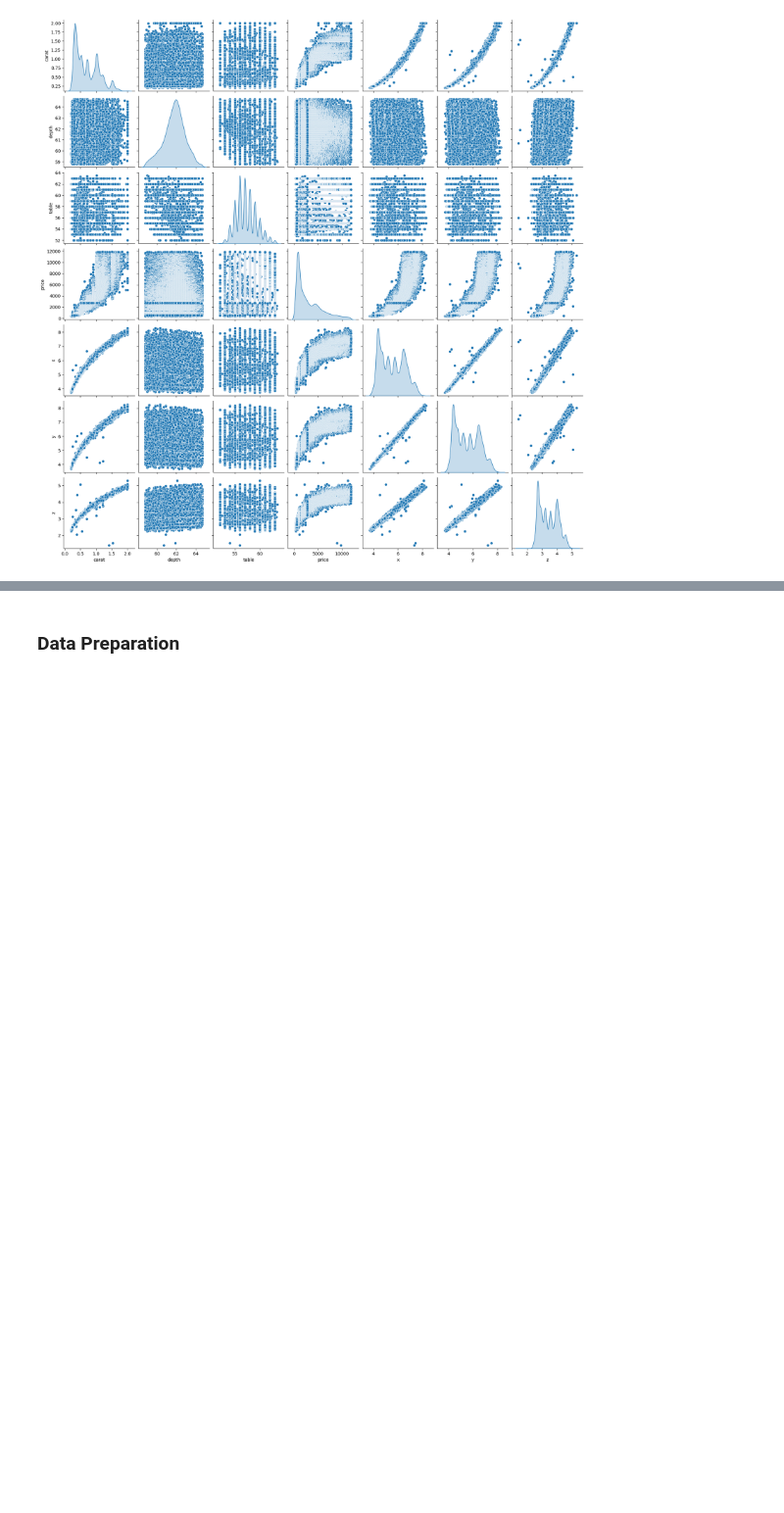
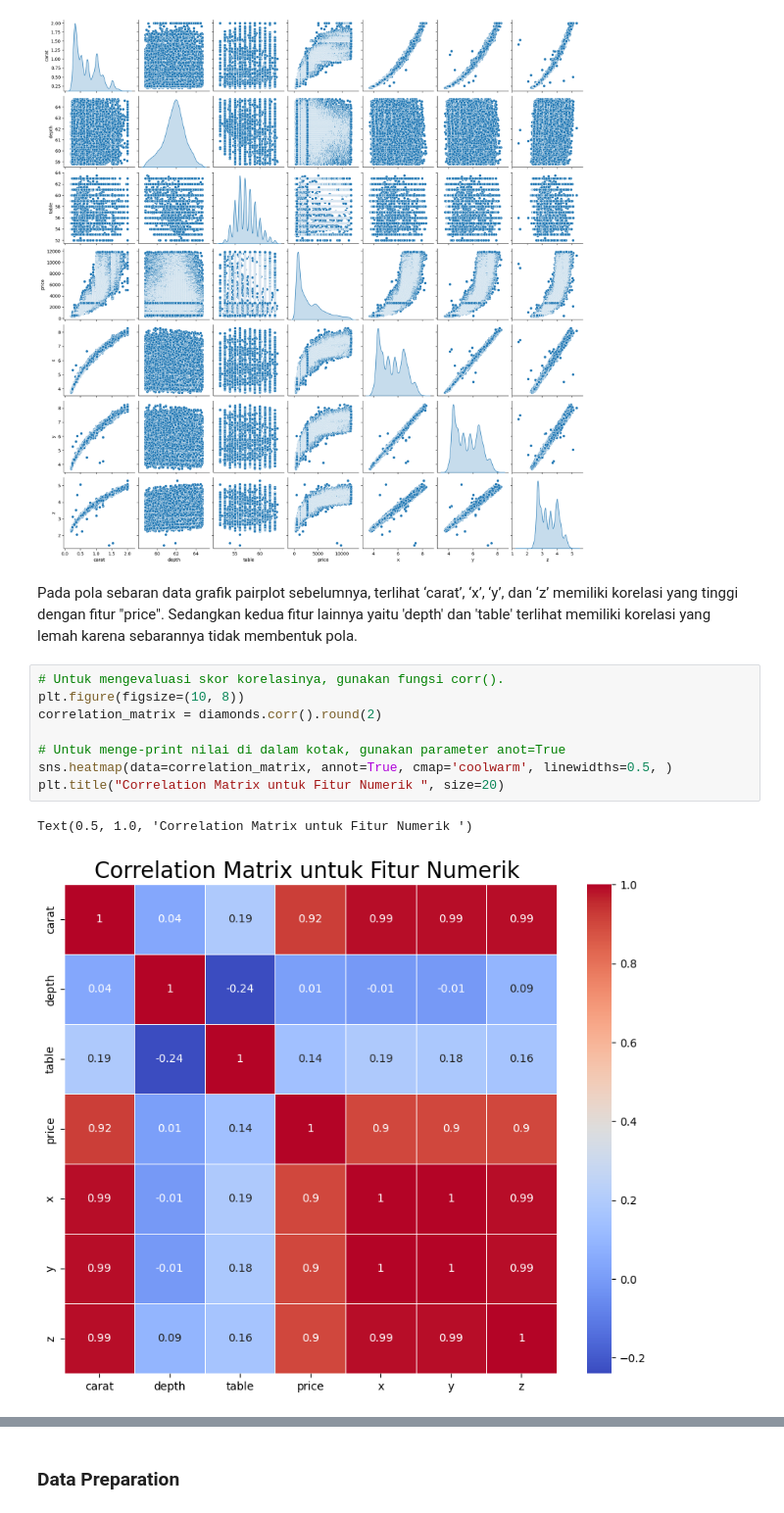
Before and after one commit to SyarifulMsth/coba121, a Jupyter notebook: Predicting_Diamond_Prices.ipynb, the cells around one changed output, grey strips where cells are left out. Shown at 98% size. Cells and saved outputs as stored; diff of their text form; blank space fills up the shorter version.

```diff
--- a/Predicting_Diamond_Prices.ipynb
+++ b/Predicting_Diamond_Prices.ipynb
@@ -305,3 +305,16 @@ sns.pairplot(diamonds, diag_kind = 'kde')
 # %% [output]
 <seaborn.axisgrid.PairGrid at 0x...>
 [figure]
+# %% [markdown]
+Pada pola sebaran data grafik pairplot sebelumnya, terlihat ‘carat’, ‘x’, ‘y’, dan ‘z’ memiliki korelasi yang tinggi dengan fitur "price". Sedangkan kedua fitur lainnya yaitu 'depth' dan 'table' terlihat memiliki korelasi yang lemah karena sebarannya tidak membentuk pola.
+# %%
+# Untuk mengevaluasi skor korelasinya, gunakan fungsi corr().
+plt.figure(figsize=(10, 8))
+correlation_matrix = diamonds.corr().round(2)
+
+# Untuk menge-print nilai di dalam kotak, gunakan parameter anot=True
+sns.heatmap(data=correlation_matrix, annot=True, cmap='coolwarm', linewidths=0.5, )
+plt.title("Correlation Matrix untuk Fitur Numerik ", size=20)
+# %% [output]
+Text(0.5, 1.0, 'Correlation Matrix untuk Fitur Numerik ')
+[figure, added]
```
Also changed, not shown: parts of 2 cells of this notebook.
